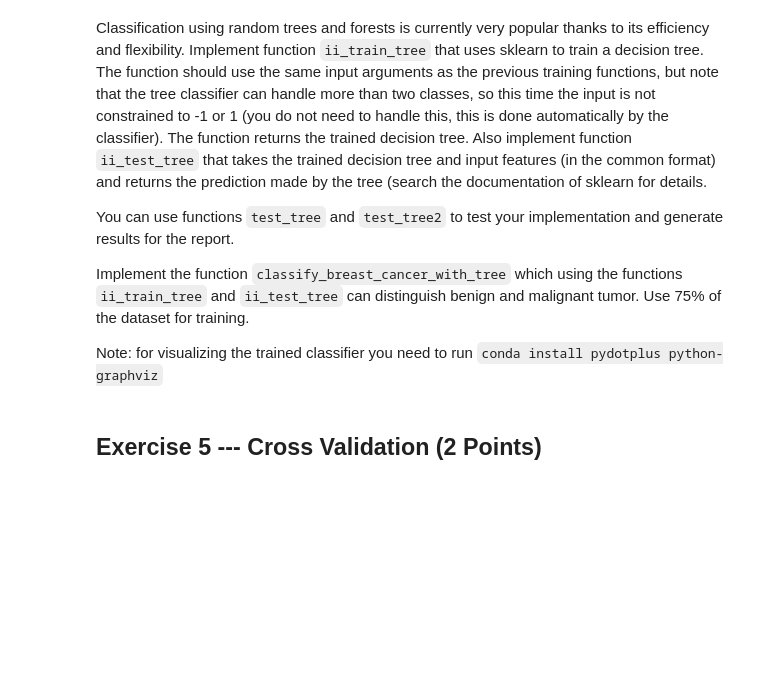
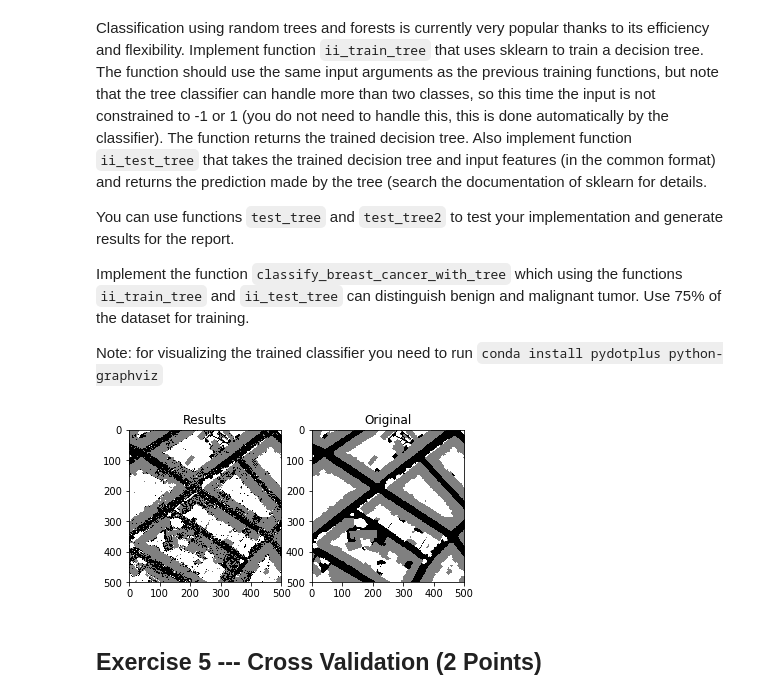
Before and after one commit to Karko93/Multivariate-Statistics-and-Machine-Learning, a Jupyter notebook: Exercise04/ex_04.ipynb, the cells around one changed output. Saved outputs shown, nothing was run; the diff lists cells and outputs as text; code cells hidden in the pictures; blank space fills up the shorter version.

```diff
--- a/Exercise04/ex_04.ipynb
+++ b/Exercise04/ex_04.ipynb
@@ -568,7 +574,8 @@ def ii_train_tree(X,Y):
     model: trained random forest class
 
     '''
-    model =
+    model = RandomForestClassifier()
+    model.fit(X,Y)
 
     return model
 
@@ -585,7 +592,7 @@ def ii_test_tree(model, X):
     -------
     out: output of the logistic regression model
     '''
-    out =
+    out =  model.predict(X)
 
     return out
 # %%
@@ -671,6 +678,8 @@ def test_tree2():
     axs[1].set_title('Original')
 # %%
 from IPython.display import Image
-png_list = test_tree()
+png_list = test_tree2() ### Ask about the Gaphviz package
+# %% [output]
+[figure, added]
 # %%
 Image(png_list[1])
```
Also changed, not shown: parts of 29 cells of this notebook.
